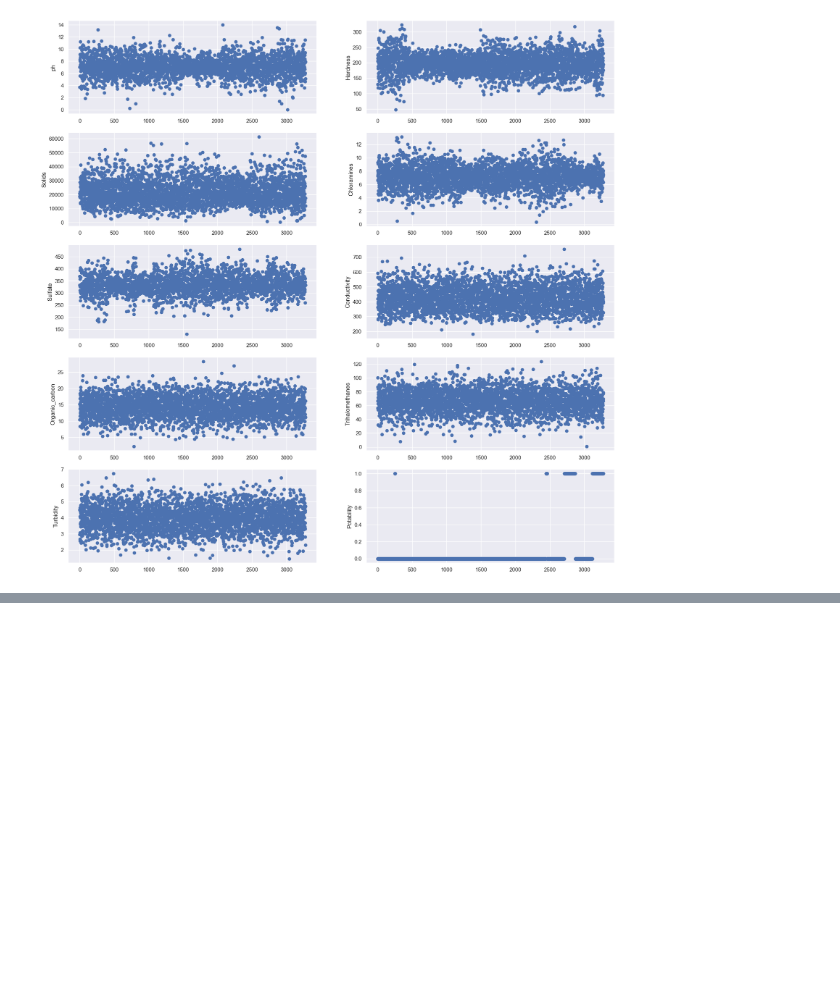
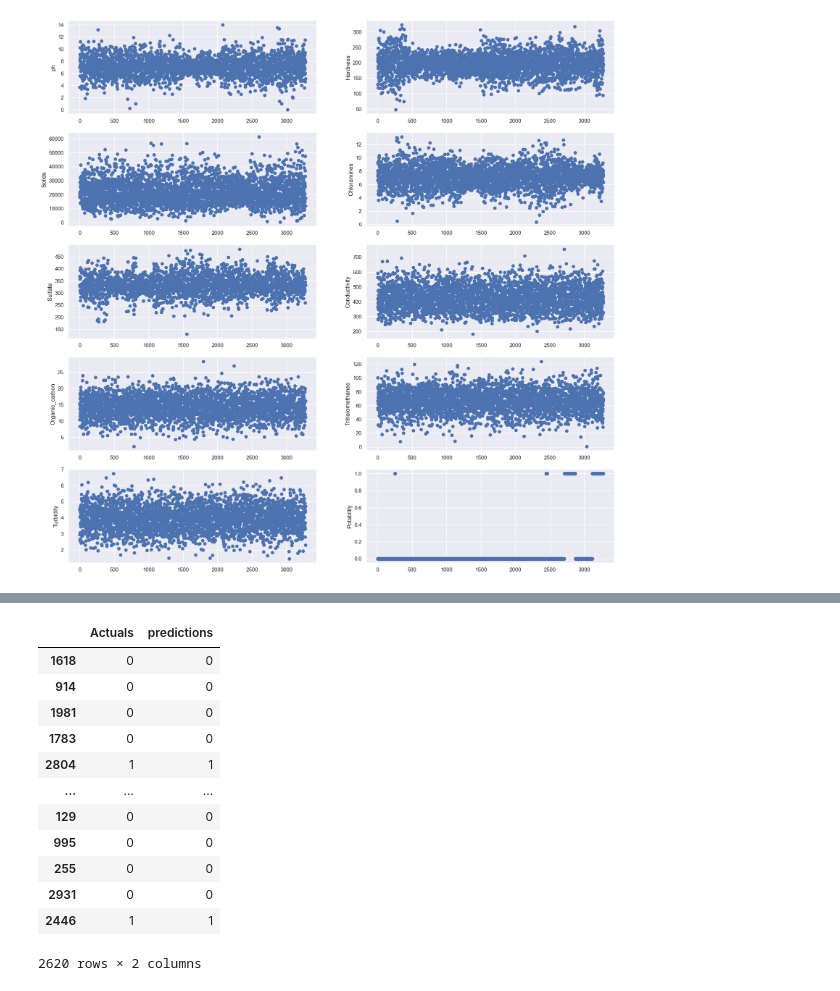
Before and after one commit to ardranijesh/Data-science-study, a Jupyter notebook: Project/Water_potability/Water_Potability.ipynb, the cells around one changed output, grey strips where cells are left out. Saved outputs shown, nothing was run; the diff lists cells and outputs as text; code cells hidden in the pictures; blank space fills up the shorter version.

```diff
--- a/Project/Water_potability/Water_Potability.ipynb
+++ b/Project/Water_potability/Water_Potability.ipynb
@@ -204,0 +290,14 @@ AttributeError: 'numpy.ndarray' object has no attribute 'iloc'
+# %%
+from sklearn.ensemble import GradientBoostingClassifier, AdaBoostClassifier
+gbc= AdaBoostClassifier()
+gbc.fit(x_train, y_train)
+predictions = gbc.predict(x_train)
+predictions_val = gbc.predict(x_val)
+compare = pd.DataFrame({'Actuals' : y_train, 'predictions': predictions})
+compare_val = pd.DataFrame({'Actuals': y_val, 'predictions': predictions_val})
+accuracy = np.sum(compare['Actuals'] == compare['predictions'])/compare.shape[0]
+accuracy_val = np.sum(compare_val['Actuals'] == compare_val['predictions'])/compare_val.shape[0]
+print('accuracy_train : ', accuracy, 'accuracy_val : ',accuracy_val)
+print ('F1 score for the train set predction', f1_score(y_true= y_train, y_pred= predictions, average='weighted'))
+print ('F1 score for the  validation set predction', f1_score(y_true= y_val, y_pred= predictions_val, average='weighted'))
+print(confusion_matrix(y_true = y_val, y_pred = predictions_val))
@@ -204,0 +310,14 @@ AttributeError: 'numpy.ndarray' object has no attribute 'iloc'
+# %%
+from sklearn.ensemble import RandomForestClassifier
+rfc= RandomForestClassifier()
+rfc.fit(x_train, y_train)
+predictions = rfc.predict(x_train)
+predictions_val = rfc.predict(x_val)
+compare = pd.DataFrame({'Actuals' : y_train, 'predictions': predictions})
+compare_val = pd.DataFrame({'Actuals': y_val, 'predictions': predictions_val})
+accuracy = np.sum(compare['Actuals'] == compare['predictions'])/compare.shape[0]
+accuracy_val = np.sum(compare_val['Actuals'] == compare_val['predictions'])/compare_val.shape[0]
+print('accuracy_train : ', accuracy, 'accuracy_val : ',accuracy_val)
+print ('F1 score for the train set predction', f1_score(y_true= y_train, y_pred= predictions, average='weighted'))
+print ('F1 score for the  validation set predction', f1_score(y_true= y_val, y_pred= predictions_val, average='weighted'))
+print(confusion_matrix(y_true = y_val, y_pred = predictions_val))
@@ -204,0 +330,15 @@ AttributeError: 'numpy.ndarray' object has no attribute 'iloc'
+# %%
+from sklearn.ensemble import GradientBoostingClassifier
+import xgboost as xgb
+xGB= xgb.XGBClassifier()
+xGB.fit(x_train, y_train, eval_set=[(x_val, y_val)])
+predictions = xGB.predict(x_train)
+predictions_val = xGB.predict(x_val)
+compare = pd.DataFrame({'Actuals' : y_train, 'predictions': predictions})
+compare_val = pd.DataFrame({'Actuals': y_val, 'predictions': predictions_val})
+accuracy = np.sum(compare['Actuals'] == compare['predictions'])/compare.shape[0]
+accuracy_val = np.sum(compare_val['Actuals'] == compare_val['predictions'])/compare_val.shape[0]
+print('accuracy_train : ', accuracy, 'accuracy_val : ',accuracy_val)
+print ('F1 score for the train set predction', f1_score(y_true= y_train, y_pred= predictions, average='weighted'))
+print ('F1 score for the  validation set predction', f1_score(y_true= y_val, y_pred= predictions_val, average='weighted'))
+print(confusion_matrix(y_true = y_val, y_pred = predictions_val))
@@ -204,0 +363,16 @@ AttributeError: 'numpy.ndarray' object has no attribute 'iloc'
+# %%
+compare
+# %% [output]
+|  | Actuals | predictions |
+| 1618 | 0 | 0 |
+| 914 | 0 | 0 |
+| 1981 | 0 | 0 |
+| 1783 | 0 | 0 |
+| 2804 | 1 | 1 |
+| ... | ... | ... |
+| 129 | 0 | 0 |
+| 995 | 0 | 0 |
+| 255 | 0 | 0 |
+| 2931 | 0 | 0 |
+| 2446 | 1 | 1 |
+2620 rows × 2 columns
```
Also changed, not shown: parts of 13 cells of this notebook, 1 other file.
